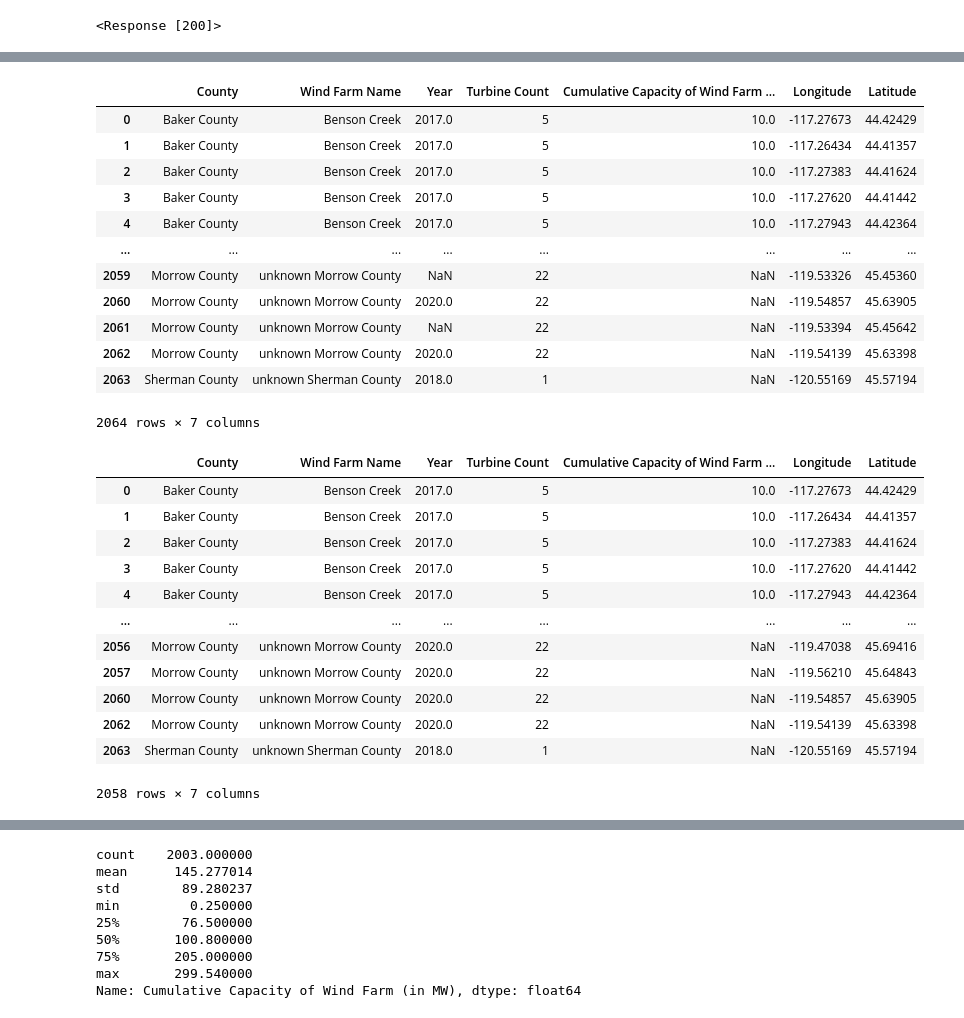
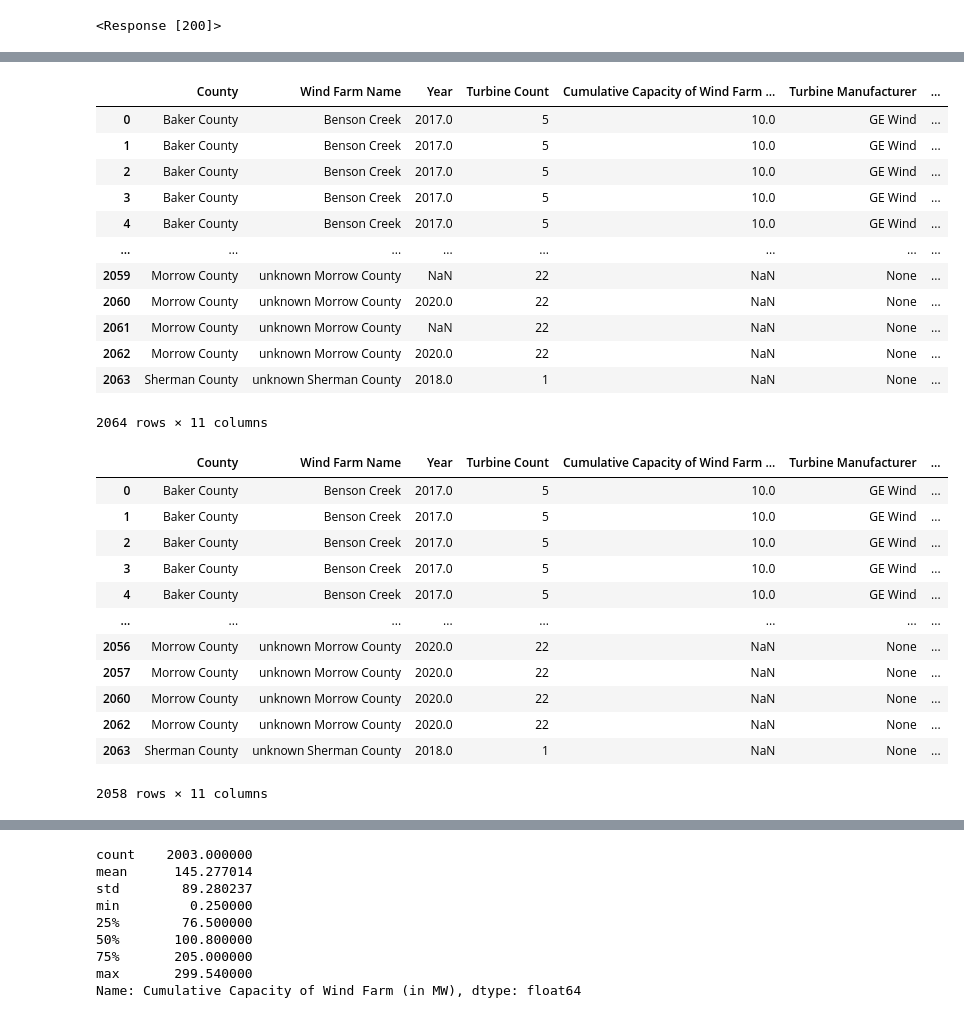
Before and after one commit to cjengleson/Project-1-Repo, a Jupyter notebook: Oregon Wind Farm Data/Oregon Wind Farms.ipynb, the cells around one changed output, grey strips where cells are left out. Drawn from its saved outputs; the diff is of its cells as text; code cells hidden in the pictures.

```diff
--- a/Oregon Wind Farm Data/Oregon Wind Farms.ipynb
+++ b/Oregon Wind Farm Data/Oregon Wind Farms.ipynb
@@ -71,5 +34,6 @@ Name: p_year, dtype: int64
 # %%
-oregon_df = oregon_df.drop(columns=['case_id','faa_ors','faa_asn','usgs_pr_id','t_fips','t_rsa','t_cap','t_ttlh','t_conf_atr', 't_conf_loc','t_img_date', 't_img_srce','eia_id', 'retrofit','retrofit_year'])
+# drop all unnecessary columns
+oregon_df = oregon_df.drop(columns=['t_state','case_id','faa_ors','faa_asn','usgs_pr_id','t_fips','t_rsa','t_cap','t_ttlh','t_conf_atr', 't_conf_loc','t_img_date', 't_img_srce','eia_id', 'retrofit','retrofit_year'])
 
 oregon_df
 # %% [output]
@@ -106,41 +53,47 @@ clean_or_df
 # %%
-or_df = clean_or_df.rename(columns={"t_county": "County",
-                                    "p_name": "Wind Farm Name",
-                                    "p_year": "Year",
-                                    "p_tnum": "Turbine Count",
-                                    "p_cap": "Cumulative Capacity of Wind Farm (in MW)",
-                                    "xlong": "Longitude",
-                                    "ylat": "Latitude"
-                                   })
-or_df
+# rename columns for cleaner look
+oregon_df = oregon_df.rename(columns={'t_county':'County',
+                               'p_name':'Wind Farm Name',
+                               'p_year': 'Year',
+                               'p_tnum':'Turbine Count',
+                               'p_cap':'Cumulative Capacity of Wind Farm (in MW)',
+                               't_manu':'Turbine Manufacturer',
+                               't_model':'Turbine Model',
+                               't_hh': 'Turbine Hub Height',
+                               't_rd':'Rotor Diameter',
+                               'xlong':'Longitude',
+                               'ylat':'Latitude'
+                              })
+oregon_df
 # %% [output]
-|  | County | Wind Farm Name | Year | Turbine Count | Cumulative Capacity of Wind Farm ... | Longitude | Latitude |
-| 0 | Baker County | Benson Creek | 2017.0 | 5 | 10.0 | -117.27673 | 44.42429 |
-| 1 | Baker County | Benson Creek | 2017.0 | 5 | 10.0 | -117.26434 | 44.41357 |
-| 2 | Baker County | Benson Creek | 2017.0 | 5 | 10.0 | -117.27383 | 44.41624 |
-| 3 | Baker County | Benson Creek | 2017.0 | 5 | 10.0 | -117.27620 | 44.41442 |
-| 4 | Baker County | Benson Creek | 2017.0 | 5 | 10.0 | -117.27943 | 44.42364 |
+|  | County | Wind Farm Name | Year | Turbine Count | Cumulative Capacity of Wind Farm ... | Turbine Manufacturer | ... |
+| 0 | Baker County | Benson Creek | 2017.0 | 5 | 10.0 | GE Wind | ... |
+| 1 | Baker County | Benson Creek | 2017.0 | 5 | 10.0 | GE Wind | ... |
+| 2 | Baker County | Benson Creek | 2017.0 | 5 | 10.0 | GE Wind | ... |
+| 3 | Baker County | Benson Creek | 2017.0 | 5 | 10.0 | GE Wind | ... |
+| 4 | Baker County | Benson Creek | 2017.0 | 5 | 10.0 | GE Wind | ... |
 | ... | ... | ... | ... | ... | ... | ... | ... |
-| 2059 | Morrow County | unknown Morrow County | NaN | 22 | NaN | -119.53326 | 45.45360 |
-| 2060 | Morrow County | unknown Morrow County | 2020.0 | 22 | NaN | -119.54857 | 45.63905 |
-| 2061 | Morrow County | unknown Morrow County | NaN | 22 | NaN | -119.53394 | 45.45642 |
-| 2062 | Morrow County | unknown Morrow County | 2020.0 | 22 | NaN | -119.54139 | 45.63398 |
-| 2063 | Sherman County | unknown Sherman County | 2018.0 | 1 | NaN | -120.55169 | 45.57194 |
+| 2059 | Morrow County | unknown Morrow County | NaN | 22 | NaN | None | ... |
+| 2060 | Morrow County | unknown Morrow County | 2020.0 | 22 | NaN | None | ... |
+| 2061 | Morrow County | unknown Morrow County | NaN | 22 | NaN | None | ... |
+| 2062 | Morrow County | unknown Morrow County | 2020.0 | 22 | NaN | None | ... |
+| 2063 | Sherman County | unknown Sherman County | 2018.0 | 1 | NaN | None | ... |
-2064 rows × 7 columns
+2064 rows × 11 columns
 # %%
-or_df.dropna(subset=["Year"], inplace=True)
-or_df
+# drop all years that have null values
+oregon_df.dropna(subset=["Year"], inplace=True)
+oregon_df
 # %% [output]
-|  | County | Wind Farm Name | Year | Turbine Count | Cumulative Capacity of Wind Farm ... | Longitude | Latitude |
-| 0 | Baker County | Benson Creek | 2017.0 | 5 | 10.0 | -117.27673 | 44.42429 |
-| 1 | Baker County | Benson Creek | 2017.0 | 5 | 10.0 | -117.26434 | 44.41357 |
-| 2 | Baker County | Benson Creek | 2017.0 | 5 | 10.0 | -117.27383 | 44.41624 |
-| 3 | Baker County | Benson Creek | 2017.0 | 5 | 10.0 | -117.27620 | 44.41442 |
-| 4 | Baker County | Benson Creek | 2017.0 | 5 | 10.0 | -117.27943 | 44.42364 |
+|  | County | Wind Farm Name | Year | Turbine Count | Cumulative Capacity of Wind Farm ... | Turbine Manufacturer | ... |
+| 0 | Baker County | Benson Creek | 2017.0 | 5 | 10.0 | GE Wind | ... |
+| 1 | Baker County | Benson Creek | 2017.0 | 5 | 10.0 | GE Wind | ... |
+| 2 | Baker County | Benson Creek | 2017.0 | 5 | 10.0 | GE Wind | ... |
+| 3 | Baker County | Benson Creek | 2017.0 | 5 | 10.0 | GE Wind | ... |
+| 4 | Baker County | Benson Creek | 2017.0 | 5 | 10.0 | GE Wind | ... |
 | ... | ... | ... | ... | ... | ... | ... | ... |
-| 2056 | Morrow County | unknown Morrow County | 2020.0 | 22 | NaN | -119.47038 | 45.69416 |
-| 2057 | Morrow County | unknown Morrow County | 2020.0 | 22 | NaN | -119.56210 | 45.64843 |
-| 2060 | Morrow County | unknown Morrow County | 2020.0 | 22 | NaN | -119.54857 | 45.63905 |
-| 2062 | Morrow County | unknown Morrow County | 2020.0 | 22 | NaN | -119.54139 | 45.63398 |
-| 2063 | Sherman County | unknown Sherman County | 2018.0 | 1 | NaN | -120.55169 | 45.57194 |
+| 2056 | Morrow County | unknown Morrow County | 2020.0 | 22 | NaN | None | ... |
+| 2057 | Morrow County | unknown Morrow County | 2020.0 | 22 | NaN | None | ... |
+| 2060 | Morrow County | unknown Morrow County | 2020.0 | 22 | NaN | None | ... |
+| 2062 | Morrow County | unknown Morrow County | 2020.0 | 22 | NaN | None | ... |
+| 2063 | Sherman County | unknown Sherman County | 2018.0 | 1 | NaN | None | ... |
-2058 rows × 7 columns
+2058 rows × 11 columns
```
Also changed, not shown: parts of 16 cells of this notebook, 15 other files.
